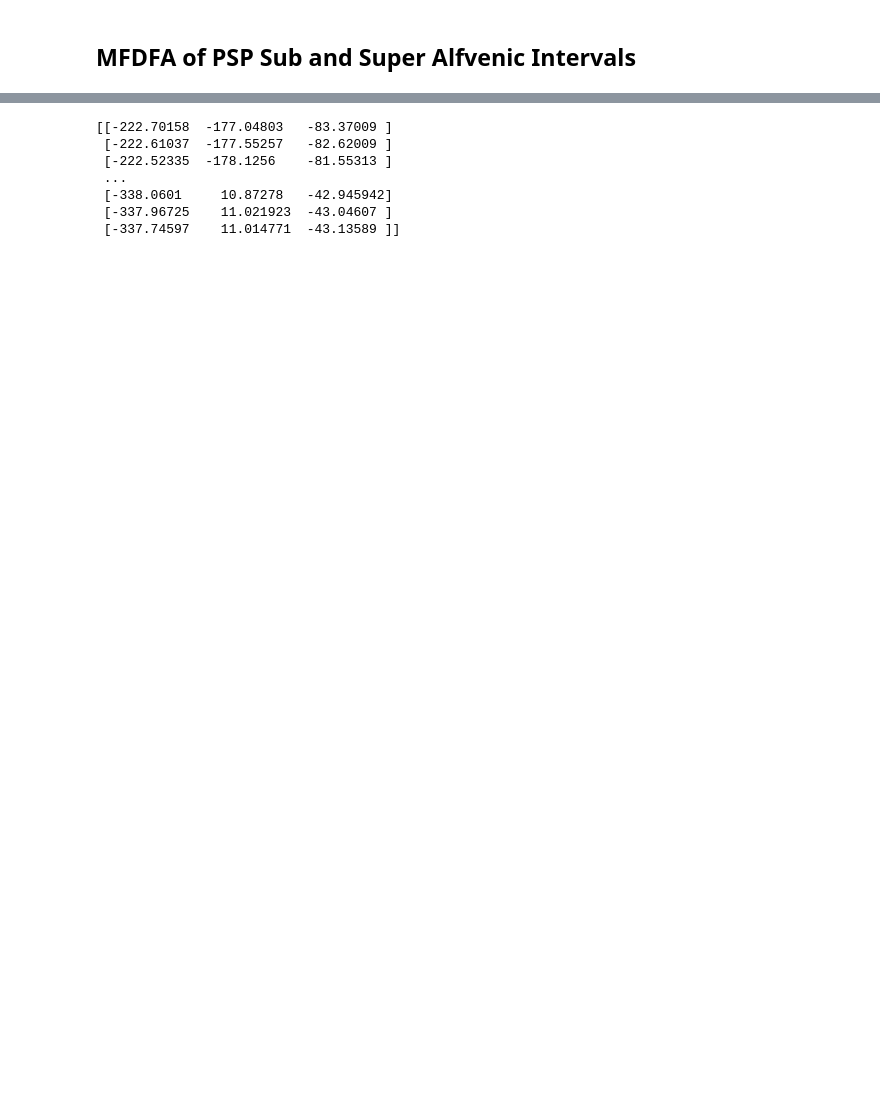
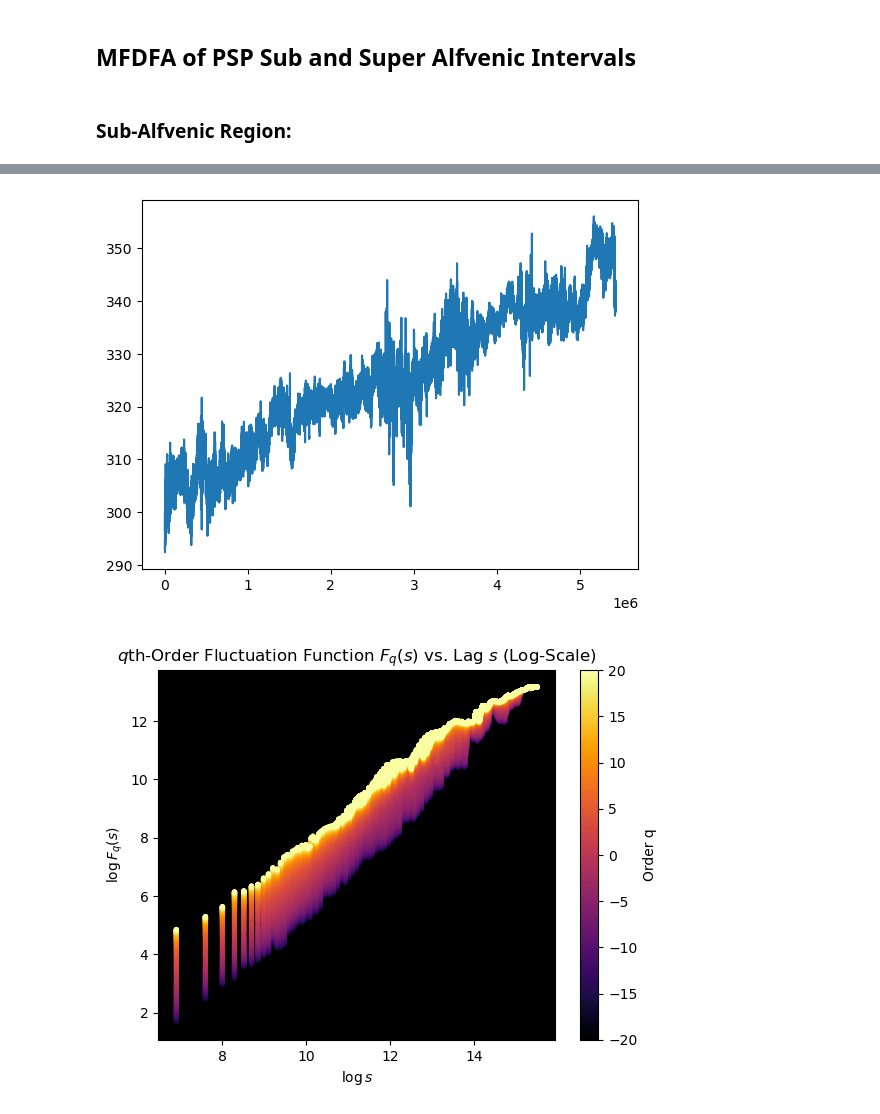
Before and after one commit to sfcoscia/Solar_Wind_MFDFA, a Jupyter notebook: MFDFA_PSP.ipynb, the cells around one changed output, grey strips where cells are left out. Cells and saved outputs as stored; diff of their text form; code cells hidden in the pictures; blank space fills up the shorter version.

```diff
--- a/MFDFA_PSP.ipynb
+++ b/MFDFA_PSP.ipynb
@@ -8,11 +11,24 @@ from pytplot import tplot
+# %% [markdown]
+### Sub-Alfvenic Region:
 # %%
 # First let's load the sub-Alfvenic time range
 # Ranges taken from https://arxiv.org/pdf/2201.10718 Section 3
 subAlfTimeRange = ['2021-4-28/09:33','2021-4-28/14:42']
 
+# Here we set the environment variable for the specified time range of the PSP data:
 fields_vars = pyspedas.projects.psp.fields(trange=subAlfTimeRange, datatype='mag_rtn', level='l2', time_clip=True)
+
+# Here we extract the RTN coordinate B-field data for PSP:
+b_rtn_subAlf = pyspedas.get_data("psp_fld_l2_mag_RTN")
+
+# Here we calculate the magnitude of the B-field data:
+bmag_sub = MFDFAlib.magnitude(b_rtn_subAlf.y)
+
+# Here we plot the data to make sure everything looks proper
 tplot('psp_fld_l2_mag_RTN')
+plt.plot(bmag_sub)
 
-b_rtn_subAlf=pyspedas.get_data("psp_fld_l2_mag_RTN")
-print(b_rtn_subAlf.y)
+# Finally, we perform the multifractal analysis using the MFDFA library:
+# This will give us the Renyi spectrum, Hurst spectrum, fluctuation function, and singularity spectrum
+MFDFA = MFDFAlib.MFDFA_analysis(bmag_sub)
 # %% [output]
@@ -25,8 +41,3 @@ print(b_rtn_subAlf.y)
 [figure]
-[[-222.70158  -177.04803   -83.37009 ]
- [-222.61037  -177.55257   -82.62009 ]
- [-222.52335  -178.1256    -81.55313 ]
- ...
- [-338.0601     10.87278   -42.945942]
- [-337.96725    11.021923  -43.04607 ]
- [-337.74597    11.014771  -43.13589 ]]
+[figure, added]
+[figure, added]
```
Also changed, not shown: parts of 6 cells of this notebook, 12 other files.
